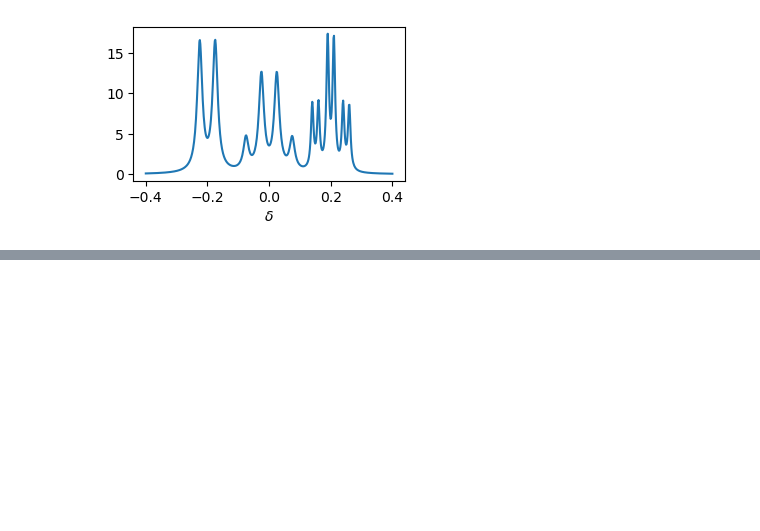
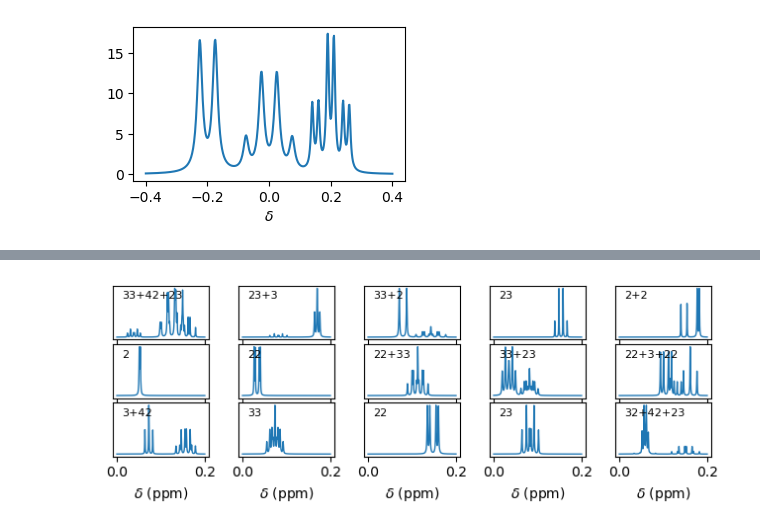
Before and after one commit to AD-SDL/nmr-peak-tracking, a Jupyter notebook: 0_peak-detection/peak-detection-with-nns/0_illustrate-synthetic-patterns.ipynb, the cells around one changed output, grey strips where cells are left out. Saved outputs shown, nothing was run; the diff lists cells and outputs as text; code cells hidden in the pictures; blank space fills up the shorter version.

Commit message:
Add tool for generating a full pattern

```diff
--- a/0_peak-detection/peak-detection-with-nns/0_illustrate-synthetic-patterns.ipynb
+++ b/0_peak-detection/peak-detection-with-nns/0_illustrate-synthetic-patterns.ipynb
@@ -63,0 +69,17 @@ Text(0.5, 0, '$\\delta$')
+# %%
+fig, axs = plt.subplots(3, 5, figsize=(6.5, 2.5), sharex=True, sharey=False)
+
+generator = synthetic.PatternGenerator(offset_count=1024)
+offsets = generator.offsets
+for ax, (info, pattern) in zip(axs.flatten(), generator.generate_patterns()):
+    name = '+'.join([x.peak_type for x in info])
+    ax.text(0.1, 0.9, name, transform=ax.transAxes, fontsize=8, va='top')
+    ax.plot(offsets, pattern, lw=1)
+    ax.set_yticks([])
+
+for ax in axs[-1, :]:
+    ax.set_xlabel('$\delta$ (ppm)')
+
+fig.tight_layout(h_pad=0)
+# %% [output]
+[figure, added]
```
Also changed, not shown: parts of 1 cell of this notebook, 2 other files.
